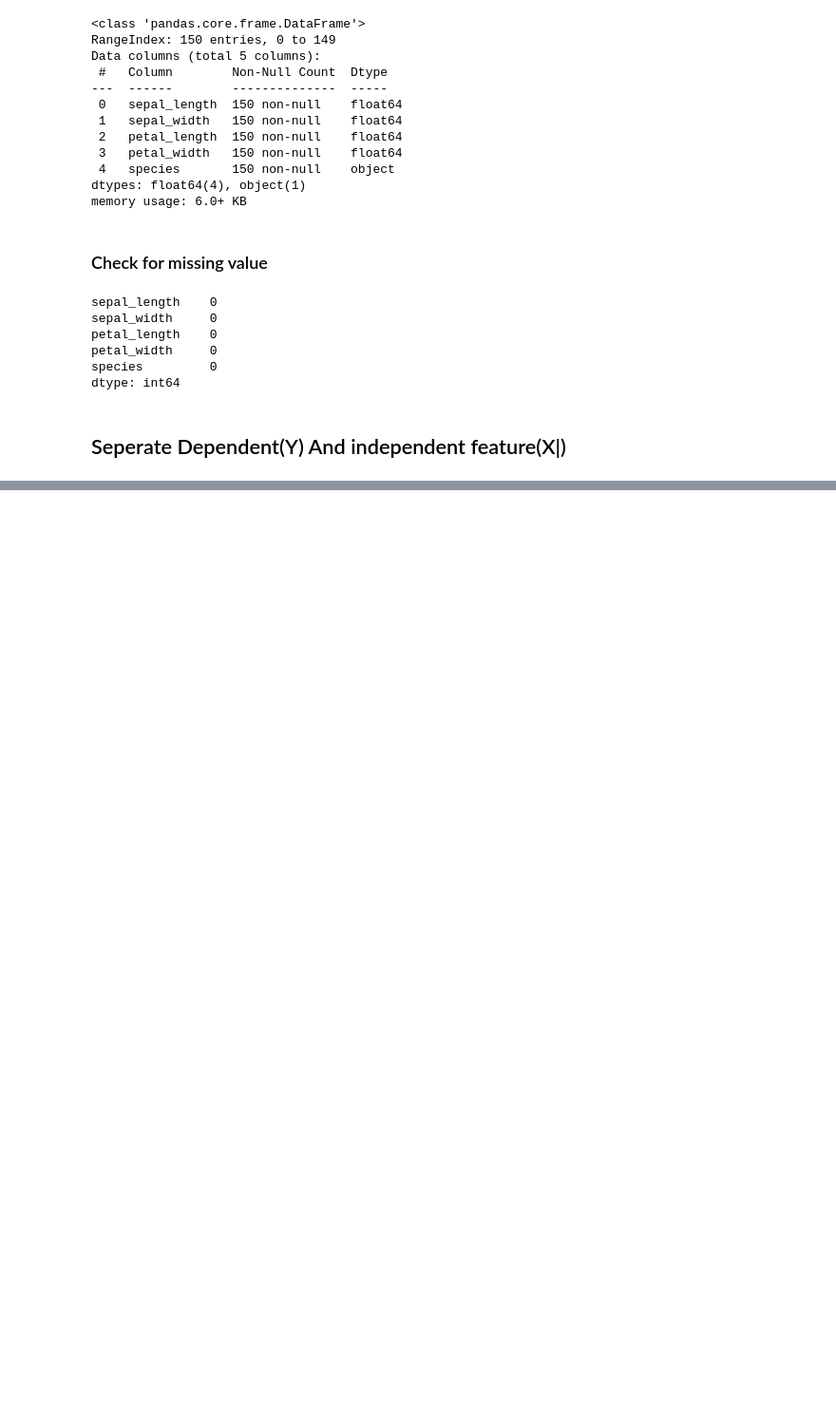
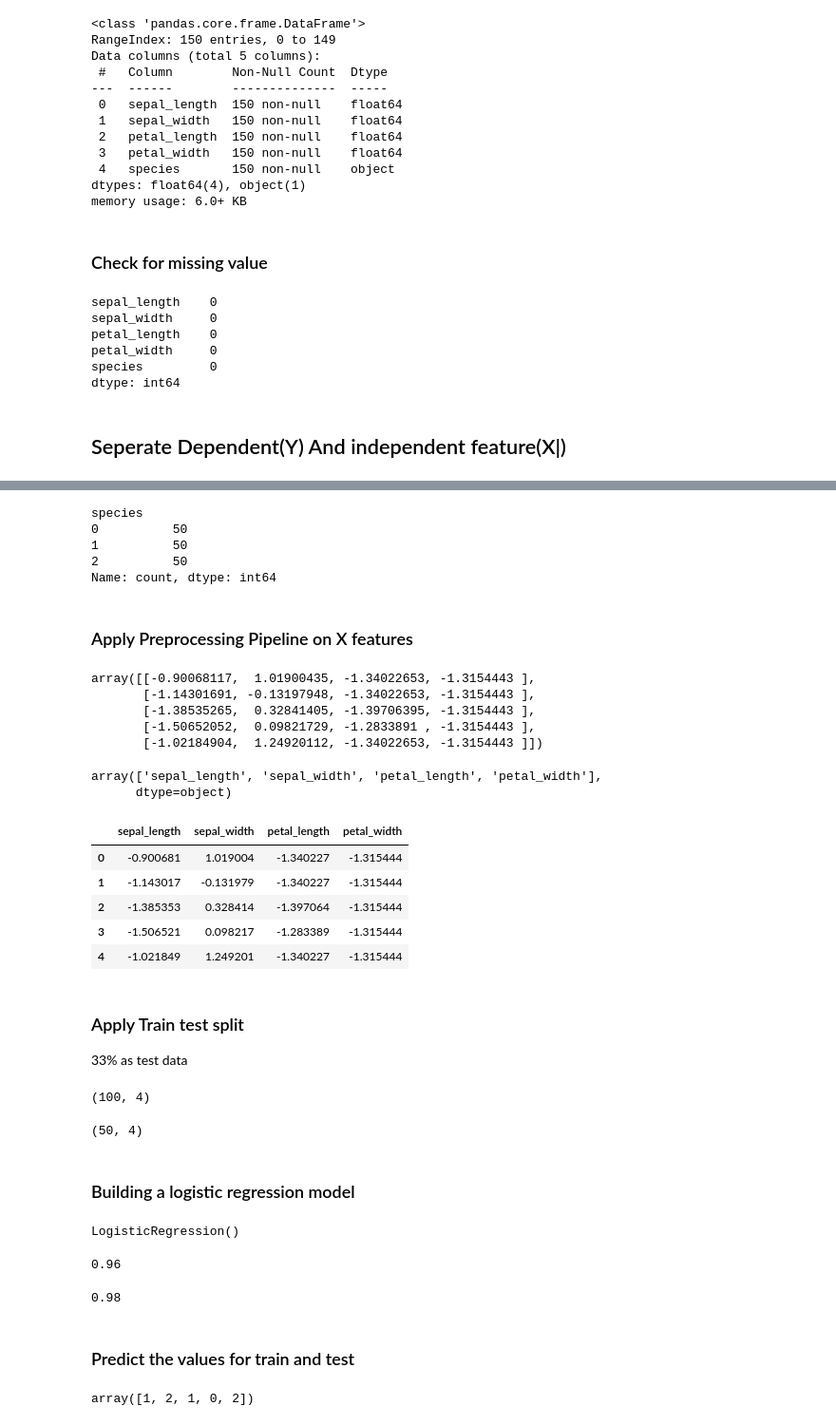
Before and after one commit to muktapatil23/vscodegithub, a Jupyter notebook: logisticregrassion/logisticregrassion.ipynb, the cells around one changed output, grey strips where cells are left out. Shown at 95% size. Saved outputs shown, nothing was run; the diff lists cells and outputs as text; code cells hidden in the pictures; blank space fills up the shorter version.

```diff
--- a/logisticregrassion/logisticregrassion.ipynb
+++ b/logisticregrassion/logisticregrassion.ipynb
@@ -54,0 +89,10 @@ X=df.drop(columns=)
+# %%
+Y.value_counts()
+# %% [output]
+species
+0          50
+1          50
+2          50
+Name: count, dtype: int64
+# %% [markdown]
+### Apply Preprocessing Pipeline on X features
@@ -54,0 +103,31 @@ X=df.drop(columns=)
+# %%
+num_pipe = Pipeline(steps=[('impute',SimpleImputer(strategy='mean')),
+                           ('scaler',StandardScaler())])
+# %%
+X_pre = num_pipe.fit_transform(X)
+X_pre[0:5]
+# %% [output]
+array([[-0.90068117,  1.01900435, -1.34022653, -1.3154443 ],
+       [-1.14301691, -0.13197948, -1.34022653, -1.3154443 ],
+       [-1.38535265,  0.32841405, -1.39706395, -1.3154443 ],
+       [-1.50652052,  0.09821729, -1.2833891 , -1.3154443 ],
+       [-1.02184904,  1.24920112, -1.34022653, -1.3154443 ]])
+# %%
+cols = num_pipe.get_feature_names_out()
+cols
+# %% [output]
+array(['sepal_length', 'sepal_width', 'petal_length', 'petal_width'],
+      dtype=object)
+# %%
+X_pre = pd.DataFrame(X_pre, columns=cols)
+X_pre.head()
+# %% [output]
+|  | sepal_length | sepal_width | petal_length | petal_width |
+| 0 | -0.900681 | 1.019004 | -1.340227 | -1.315444 |
+| 1 | -1.143017 | -0.131979 | -1.340227 | -1.315444 |
+| 2 | -1.385353 | 0.328414 | -1.397064 | -1.315444 |
+| 3 | -1.506521 | 0.098217 | -1.283389 | -1.315444 |
+| 4 | -1.021849 | 1.249201 | -1.340227 | -1.315444 |
+# %% [markdown]
+### Apply Train test split
+33% as test data
@@ -54,0 +137,28 @@ X=df.drop(columns=)
+# %%
+xtrain.shape
+# %% [output]
+(100, 4)
+# %%
+xtest.shape
+# %% [output]
+(50, 4)
+# %% [markdown]
+### Building a logistic regression model
+# %%
+from sklearn.linear_model import LogisticRegression
+model = LogisticRegression()
+model.fit(xtrain, ytrain)
+# %% [output]
+LogisticRegression()
+# %%
+# Accuracy in training
+model.score(xtrain, ytrain)
+# %% [output]
+0.96
+# %%
+# Accuracy in testing
+model.score(xtest, ytest)
+# %% [output]
+0.98
+# %% [markdown]
+### Predict the values for train and test
@@ -54,0 +168,4 @@ X=df.drop(columns=)
+# %%
+ypred_tr[0:5]
+# %% [output]
+array([1, 2, 1, 0, 2])
```
Also changed, not shown: parts of 24 cells of this notebook, 2 other files.
